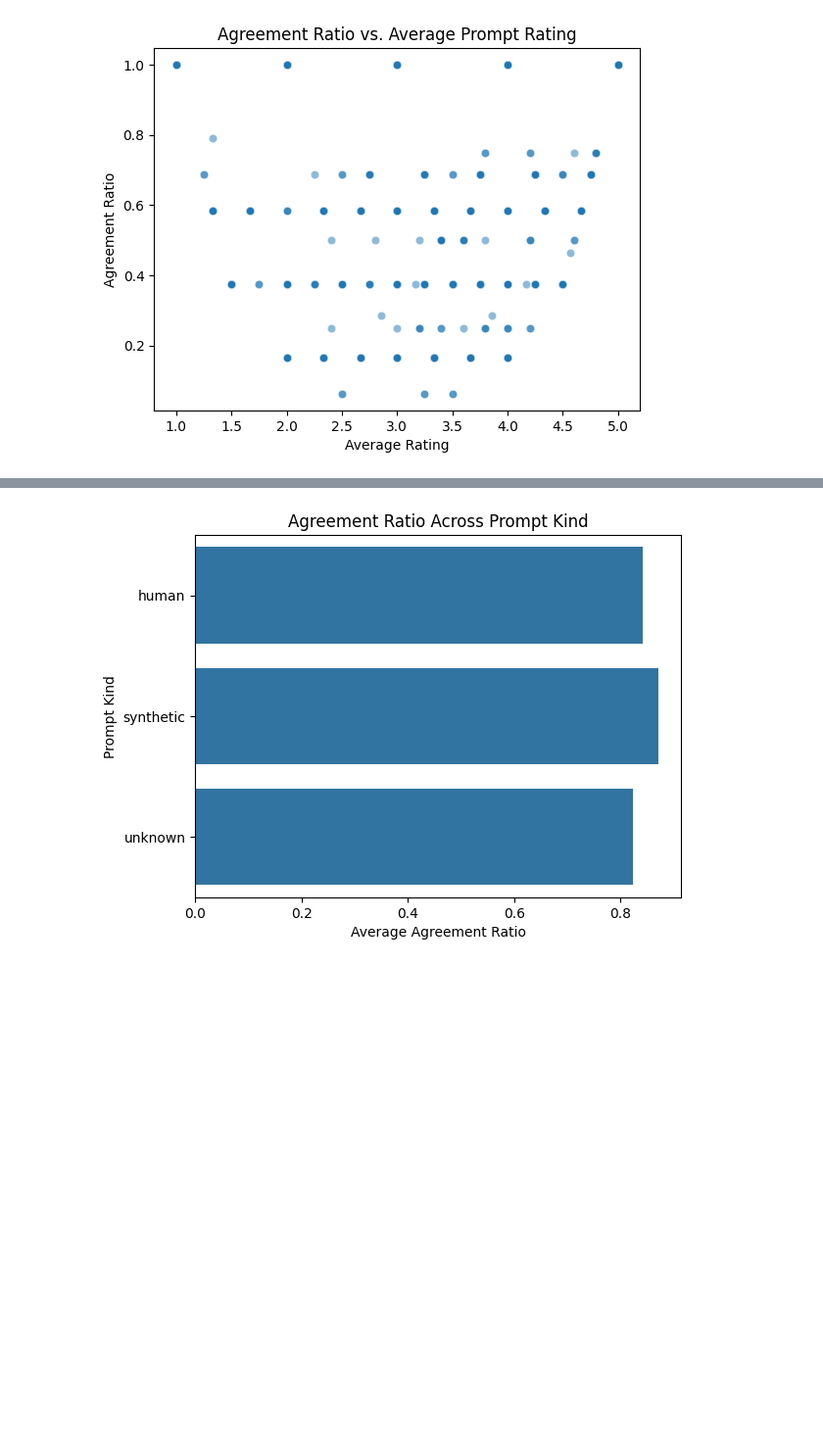
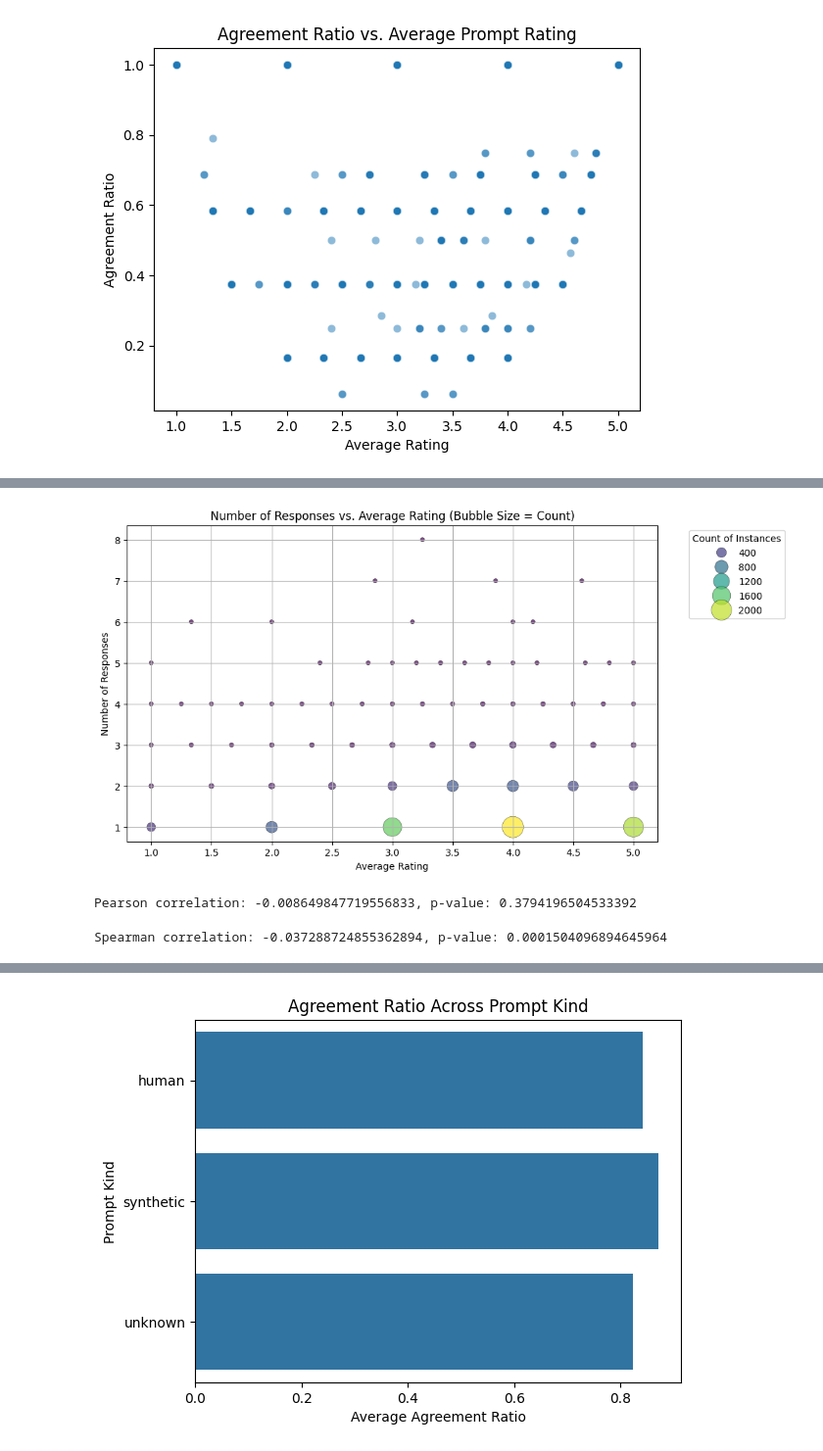
Before and after one commit to GSA/Customer-Data-Survey-Analysis, a Jupyter notebook: Notebooks/Classifier/Exploratory Data Analysis for Classifier.ipynb, the cells around one changed output, grey strips where cells are left out. Shown at 98% size. Saved outputs shown, nothing was run; the diff lists cells and outputs as text; code cells hidden in the pictures; blank space fills up the shorter version.

```diff
--- a/Notebooks/Classifier/Exploratory Data Analysis for Classifier.ipynb
+++ b/Notebooks/Classifier/Exploratory Data Analysis for Classifier.ipynb
@@ -1409,0 +1578,45 @@ plt.show()
+# %%
+# Count occurrences of each (num_responses, avg_rating) pair
+bubble_data = df.groupby(["avg_rating", "num_responses"]).size().reset_index(name="count")
+
+# Create bubble chart
+plt.figure(figsize=(10, 6))
+sns.scatterplot(
+    data=bubble_data,
+    x="avg_rating",
+    y="num_responses",
+    size="count",  # Bubble size depends on count of occurrences
+    sizes=(20, 500),  # Adjust bubble size range
+    hue="count",  # Color bubbles based on count
+    palette="viridis",
+    edgecolor="black",
+    alpha=0.7
+)
+
+# Labels and title
+plt.xlabel("Average Rating")
+plt.ylabel("Number of Responses")
+plt.title("Number of Responses vs. Average Rating (Bubble Size = Count)")
+plt.legend(title="Count of Instances", bbox_to_anchor=(1.05, 1), loc="upper left")
+plt.grid(True)
+
+# Show plot
+plt.show()
+# %% [output]
+[figure, added]
+# %%
+from scipy.stats import pearsonr
+
+# Calculate Pearson correlation
+corr, p_value = pearsonr(df["avg_rating"], df["num_responses"])
+print(f"Pearson correlation: {corr}, p-value: {p_value}")
+# %% [output]
+Pearson correlation: -0.008649847719556833, p-value: 0.3794196504533392
+# %%
+from scipy.stats import spearmanr
+
+# Calculate Spearman correlation
+corr, p_value = spearmanr(df["avg_rating"], df["num_responses"])
+print(f"Spearman correlation: {corr}, p-value: {p_value}")
+# %% [output]
+Spearman correlation: -0.037288724855362894, p-value: 0.0001504096894645964
```
Also changed, not shown: parts of 11 cells of this notebook.
